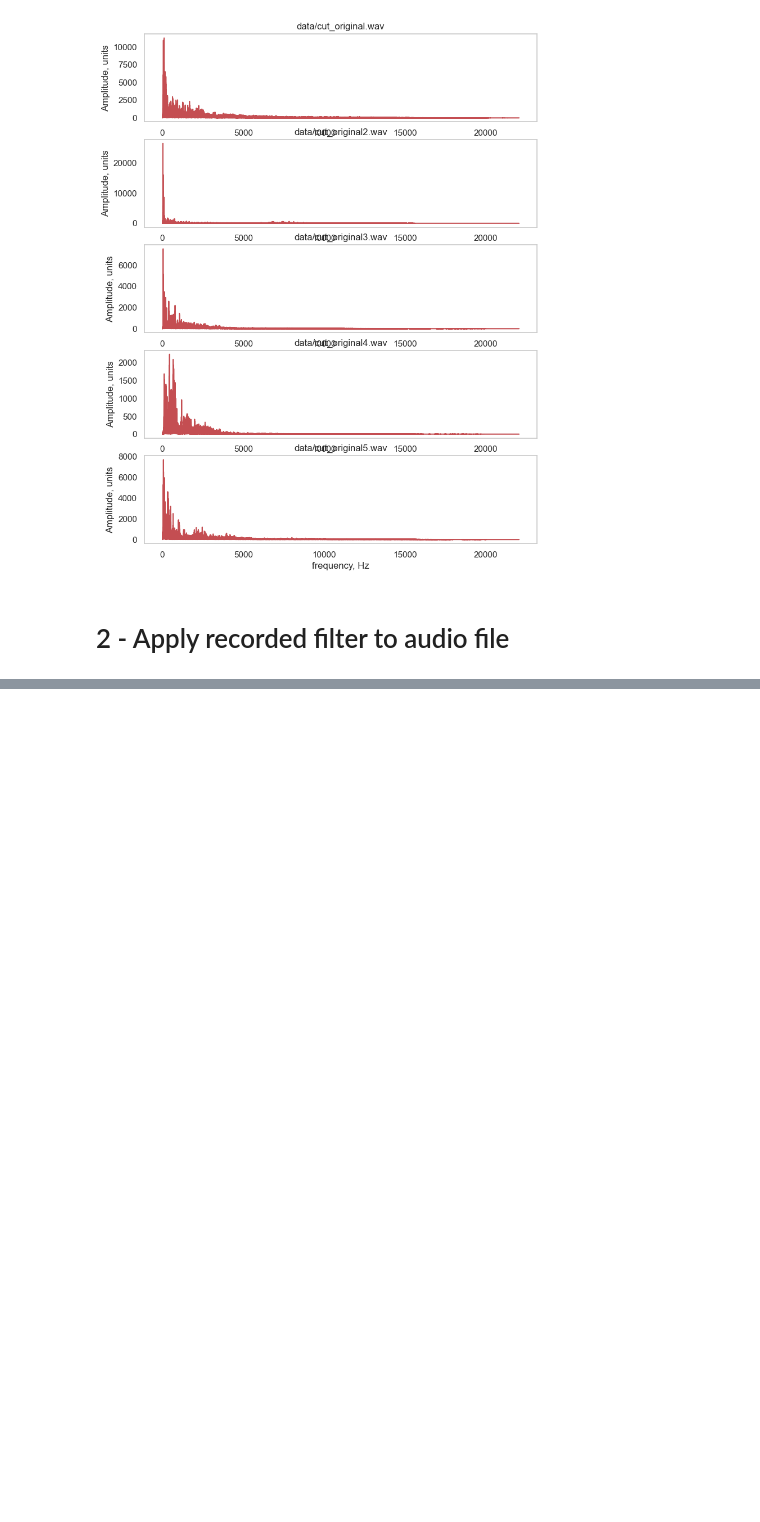
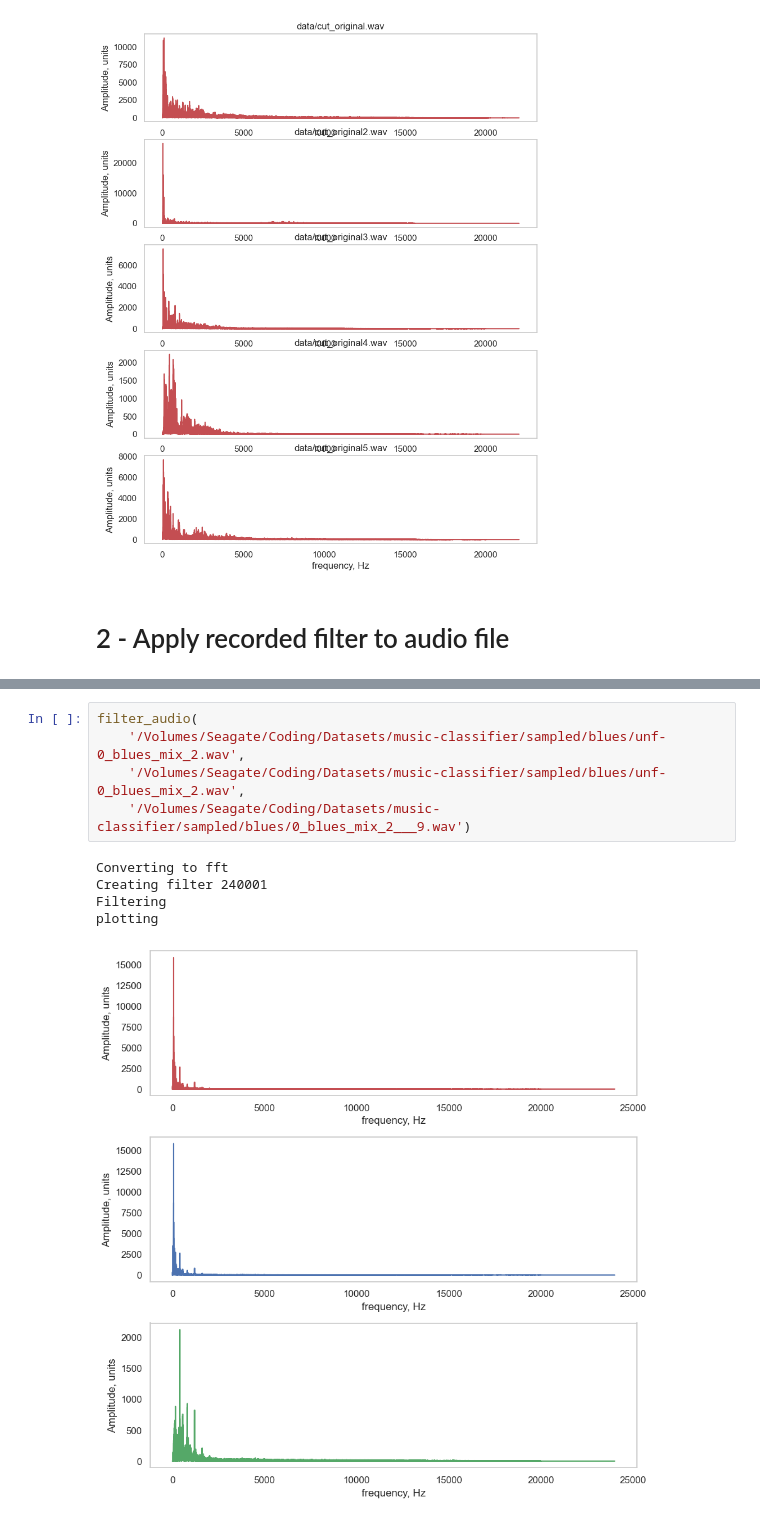
Before and after one commit to Hugand/music-classifier, a Jupyter notebook: music-classfier-frequency-domain-study.ipynb, the cells around one changed output, grey strips where cells are left out. Drawn from its saved outputs; the diff is of its cells as text; blank space fills up the shorter version.

```diff
--- a/music-classfier-frequency-domain-study.ipynb
+++ b/music-classfier-frequency-domain-study.ipynb
@@ -278,4 +295,15 @@ def filter_audio(inp_filename, original_filename, out_filename):
     plt.show()
 
     revert_to_wav(out_filename, fft_spectrum, sample[3])
+# %%
+filter_audio(
+    '/Volumes/Seagate/Coding/Datasets/music-classifier/sampled/blues/unf-0_blues_mix_2.wav',
+    '/Volumes/Seagate/Coding/Datasets/music-classifier/sampled/blues/unf-0_blues_mix_2.wav',
+    '/Volumes/Seagate/Coding/Datasets/music-classifier/sampled/blues/0_blues_mix_2___9.wav')
+# %% [output]
+Converting to fft
+Creating filter 240001
+Filtering
+plotting
+[figure, added]
 # %%
```
Also changed, not shown: parts of 13 cells of this notebook, 9 other files.
